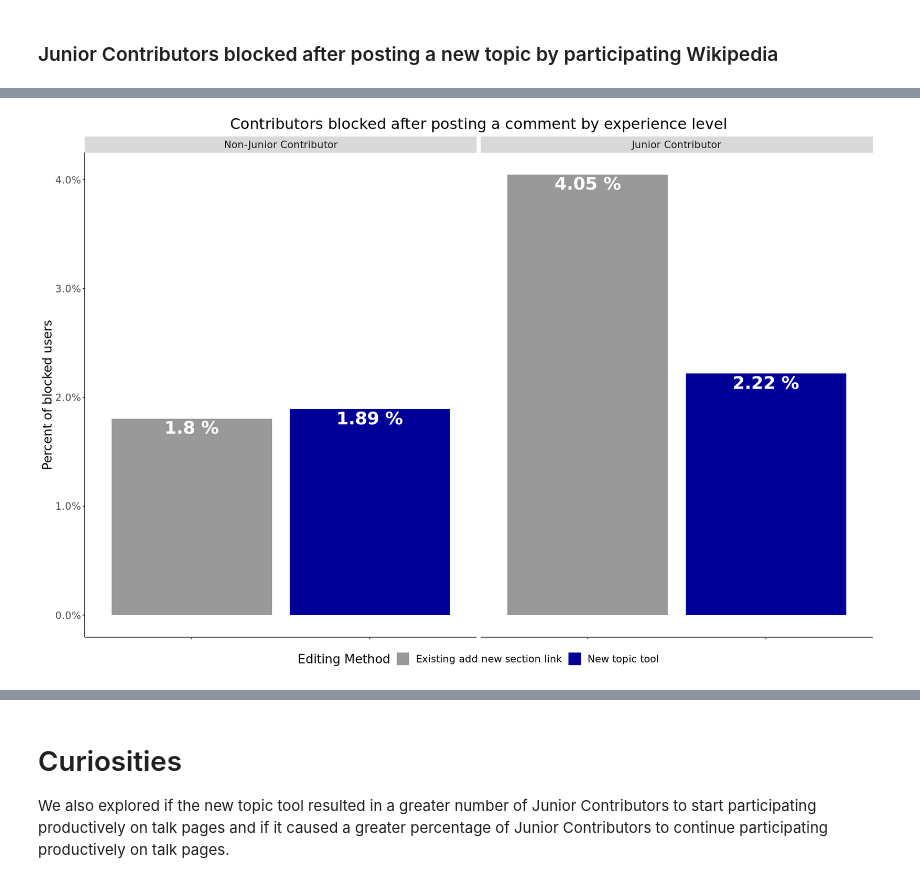
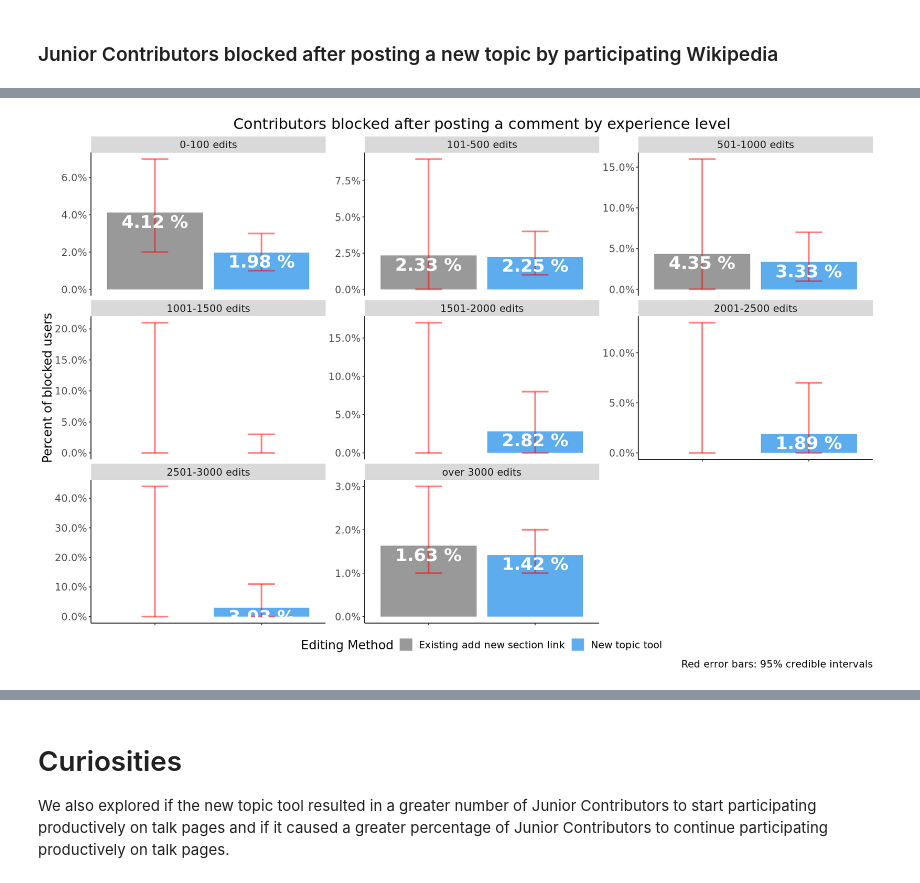
Before and after one commit to wikimedia-research/New-discussion-tool-analysis-2020, a Jupyter notebook: ab_test_logged_in.ipynb, the cells around one changed output, grey strips where cells are left out. Saved outputs shown, nothing was run; the diff lists cells and outputs as text; code cells hidden in the pictures.

```diff
--- a/ab_test_logged_in.ipynb
+++ b/ab_test_logged_in.ipynb
@@ -1232,10 +1379,6 @@ new_topic_blocks$section_edit_type <-
     levels = c("non-new-topic-tool", "new-topic-tool"),
     labels = c("Existing add new section link", "New topic tool")
   )
-new_topic_blocks$experience_level <-
-  factor(new_topic_blocks$experience_level,
-         levels = c("non-junior", "junior"),
-         labels = c("Non-Junior Contributor", "Junior Contributor"))
 
 #clarfiy wiki names
 new_topic_blocks<- new_topic_blocks%>%
@@ -1264,6 +1407,19 @@ new_topic_blocks<- new_topic_blocks%>%
       wiki == 'viwiki' ~ 'Vietnamese Wikipedia',
     )
   )
+# %%
+# Create new column to identify Junior and Non-Junior Contributors
+
+new_topic_blocks <- new_topic_blocks %>%
+  mutate(
+    is_junior = case_when(
+      #clarfiy participating project names
+      experience_level < 100 ~ "Junior Contributor",
+      experience_level >=  100 ~ "Non-Junior Contributor"
+    ),
+    is_junior = factor(is_junior,
+         levels = c("Non-Junior Contributor", "Junior Contributor")
+   ))
 # %%
 # filter date to only look at junior contributors blocked
 new_topic_blocks_jc <- new_topic_blocks %>%
@@ -1380,7 +1566,19 @@ On a per Wikipedia basis, under 5% of all Junior Contributors that used the new
+# %%
+# divide experience level groups
+new_topic_blocks_exp <- new_topic_blocks %>%
+    mutate(experience_group = cut(as.numeric(experience_level),
+                                         breaks = c(0, 100, 500, 1000, 1500, 2000, 2500, 3000,
+                                                    Inf),
+                                         labels = c('0-100 edits', '101-500 edits', '501-1000 edits', '1001-1500 edits', '1501-2000 edits', '2001-2500 edits', '2501-3000 edits',
+                                                    'over 3000 edits'), include.lowest = TRUE))
 # %%
-new_topic_blocks_byexp <- new_topic_blocks %>%
-    group_by(section_edit_type, experience_level) %>%
+new_topic_blocks_byexp <- new_topic_blocks_exp %>%
+    group_by(section_edit_type, experience_group) %>%
     summarise(total_blocked_users = sum(blocked_user),
               total_users = sum(all_users),
               pct_blocked = paste(round(total_blocked_users/total_users * 100, 2), "%")
-              , .groups = 'drop')
+              , .groups = 'drop')  %>%
+    ungroup()  %>%
+    cbind(as.data.frame(binom:::binom.bayes(x = .$total_blocked_users, n = .$total_users, conf.level = 0.95, tol = 1e-10))) %>%
+    mutate(lower = round(lower,2),
+           upper = round(upper, 2))
@@ -1426,28 +1657,30 @@ IRdisplay::display_html(file = "new_topic_blocks_byexp_table.html")
 # %%
 # plot proportion of blocks by experience levels
 
 p <- new_topic_blocks_byexp  %>%
   ggplot(aes(x= section_edit_type, y = total_blocked_users/total_users, fill = section_edit_type,)) +
   geom_col(position = 'dodge') +
+  geom_errorbar(aes(ymin = lower, ymax = upper), color = 'red', alpha = 0.5, size = 1, position = dodge, width = 0.25) +
   geom_text(aes(label = paste(pct_blocked), fontface=2), vjust=1.2, size = 8, color = "white") +
   scale_y_continuous(labels = scales::percent) +
-  facet_grid(~ experience_level) +
+  facet_wrap(~ experience_group, scale = "free_y") +
   labs (y = "Percent of blocked users",
         x = "Editing experience",
-        title = "Contributors blocked after posting a comment by experience level")  +
-  scale_fill_manual(values= c("#999999", "#000099"), name = "Editing Method", labels = c("Existing add new section link", "New topic tool"))  +
+        title = "Contributors blocked after posting a comment by experience level",
+       caption = "Red error bars: 95% credible intervals")  +
+  scale_fill_manual(values= c("#999999", "steelblue2"), name = "Editing Method", labels = c("Existing add new section link", "New topic tool"))  +
     theme(
         panel.grid.minor = element_blank(),
         panel.background = element_blank(),
         plot.title = element_text(hjust = 0.5),
         text = element_text(size=16),
         legend.position="bottom",
         axis.text.x = element_blank(),
         axis.title.x=element_blank(),
         axis.line = element_line(colour = "black"))
 
 p
 
 ggsave("Figures/new_topic_blocks_byexp.png", p, width = 16, height = 8, units = "in", dpi = 300)
 # %% [output]
-[figure, old version]
+[figure, new version]
```
Also changed, not shown: parts of 68 cells of this notebook, 13 other files.
